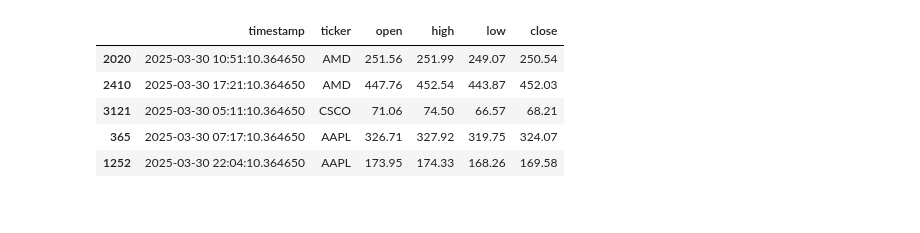
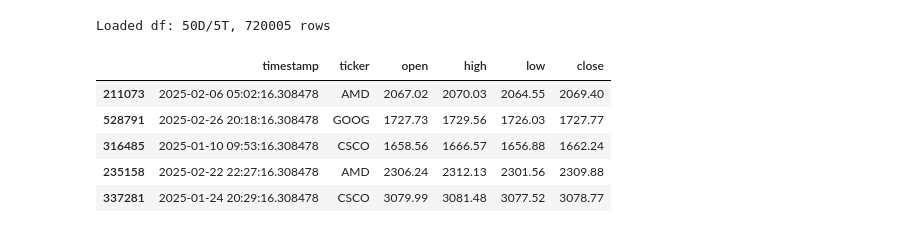
Before and after one commit to manosathya/AlgoTrading, a Jupyter notebook: Trading/backtest_trials.ipynb, the cells around one changed output. Cells and saved outputs as stored; diff of their text form; code cells hidden in the pictures.

```diff
--- a/Trading/backtest_trials.ipynb
+++ b/Trading/backtest_trials.ipynb
@@ -22,23 +22,37 @@ strategy_configs = {
 }
 
 strategy_name = 'RSI'
-# %%
-#tickers =  strategy_configs[strategy_name]['tickers'][0:3]
-#start_time = datetime.now() - timedelta(days=1)
-#end_time = datetime.now()
-#historical_data = generate_historical_data(tickers, start_time, end_time)
-#historical_data.sort_values(by='timestamp', inplace=True)
-#historical_data = historical_data.iloc[:15]
-#historical_data.sample(frac=1).to_pickle('backtesting_engine/histdata_1D_3T_SHFL.pkl')
-historical_data = pd.read_pickle('backtesting_engine/histdata_1D_3T_SHFL.pkl')
-historical_data.head()
-# %% [output]
-|  | timestamp | ticker | open | high | low | close |
-| 2020 | 2025-03-30 10:51:10.364650 | AMD | 251.56 | 251.99 | 249.07 | 250.54 |
-| 2410 | 2025-03-30 17:21:10.364650 | AMD | 447.76 | 452.54 | 443.87 | 452.03 |
-| 3121 | 2025-03-30 05:11:10.364650 | CSCO | 71.06 | 74.50 | 66.57 | 68.21 |
-| 365 | 2025-03-30 07:17:10.364650 | AAPL | 326.71 | 327.92 | 319.75 | 324.07 |
-| 1252 | 2025-03-30 22:04:10.364650 | AAPL | 173.95 | 174.33 | 168.26 | 169.58 |
+# %%
+days = 50
+ticker_num = 5
+
+def hist_to_pickle(days, ticker_num, strategy_configs):
+    try:
+        historical_data = pd.read_pickle(f'backtesting_engine/histdata_{days}D_{ticker_num}T_SHFL.pkl')
+        print(f'Loaded df: {days}D/{ticker_num}T, {len(historical_data)} rows')
+    except:
+        print(f'New df: {days}D_{ticker_num}T, {len(historical_data)} rows')
+        tickers =  strategy_configs[strategy_name]['tickers'][0:ticker_num]
+
+        start_time = datetime.now() - timedelta(days=100)
+        end_time = datetime.now()
+
+        historical_data = generate_historical_data(tickers, start_time, end_time)
+        historical_data = historical_data.sample(frac=1)
+        historical_data.to_pickle(f'backtesting_engine/histdata_{days}D_{ticker_num}T_SHFL.pkl')
+
+    return historical_data
+
+historical_data = hist_to_pickle(days, ticker_num, strategy_configs)
+historical_data.head()
+# %% [output]
+Loaded df: 50D/5T, 720005 rows
+|  | timestamp | ticker | open | high | low | close |
+| 211073 | 2025-02-06 05:02:16.308478 | AMD | 2067.02 | 2070.03 | 2064.55 | 2069.40 |
+| 528791 | 2025-02-26 20:18:16.308478 | GOOG | 1727.73 | 1729.56 | 1726.03 | 1727.77 |
+| 316485 | 2025-01-10 09:53:16.308478 | CSCO | 1658.56 | 1666.57 | 1656.88 | 1662.24 |
+| 235158 | 2025-02-22 22:27:16.308478 | AMD | 2306.24 | 2312.13 | 2301.56 | 2309.88 |
+| 337281 | 2025-01-24 20:29:16.308478 | CSCO | 3079.99 | 3081.48 | 3077.52 | 3078.77 |
 # %%
 %%time
 profiler = cProfile.Profile()
```
Also changed, not shown: parts of 8 cells of this notebook, 5 other files.
